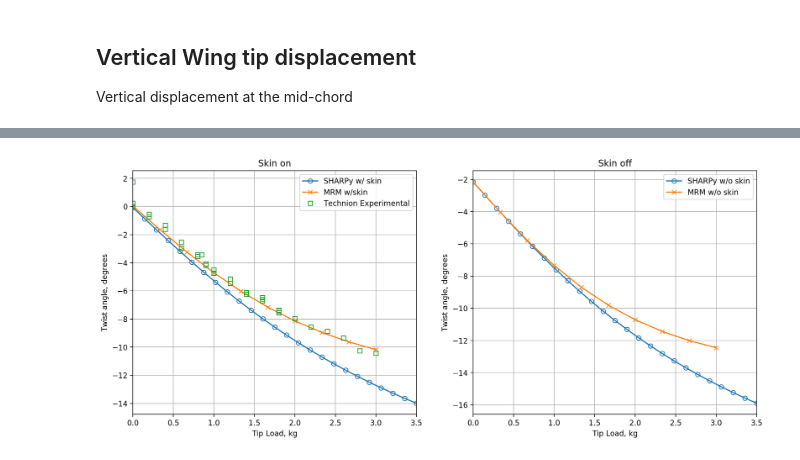
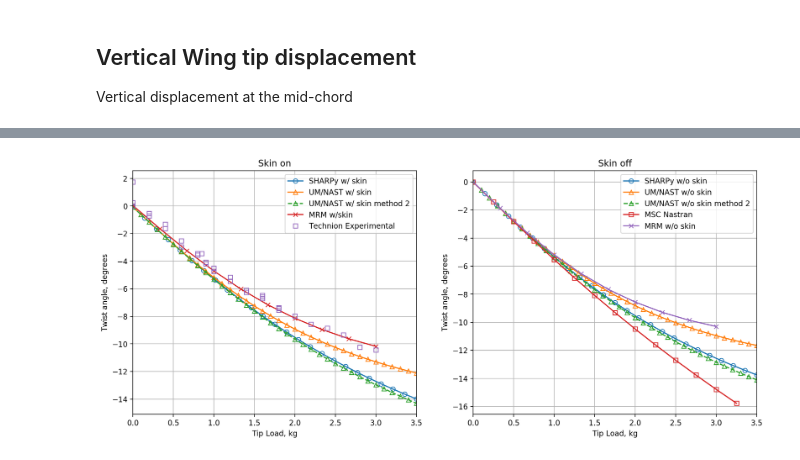
Before and after one commit to ngoiz/pazy-aepw3-results, a Jupyter notebook: 02_Torsion/02_TorsionResults.ipynb, the cells around one changed output, grey strips where cells are left out. Drawn from its saved outputs; the diff is of its cells as text; code cells hidden in the pictures.

Commit message:
Add University of Michigan's torsion results

```diff
--- a/02_Torsion/02_TorsionResults.ipynb
+++ b/02_Torsion/02_TorsionResults.ipynb
@@ -33,6 +36,21 @@ torsion_results['sharpy_wo_skin'] = {'file':'./torsion_SHARPy_wo_skin.txt',
                                      'marker': 'o',
                                      'ms': 6,
                                     'label': 'SHARPy w/o skin'}
+torsion_results['um_w_skin'] = {'file':'./torsion_UMNAST_w_skin.txt',
+                                    'skin': True,
+                                    'marker': '^',
+                                    'ms': 6,
+                                   'label':'UM/NAST w/ skin'}
+torsion_results['um_wo_skin'] = {'file':'./torsion_UMNAST_wo_skin.txt',
+                                     'skin': False,
+                                     'marker': '^',
+                                     'ms': 6,
+                                    'label': 'UM/NAST w/o skin'}
+torsion_results['nastran'] = {'file':'./torsion_UMNAST_parentFEM_wo_skin.txt',
+                                     'skin': False,
+                                     'marker': 's',
+                                     'ms': 6,
+                                    'label': 'MSC Nastran'}
 torsion_results['technion_mrm_w_skin'] = {'file':'./torsion_Technion_MRM_w_skin.txt',
                                           'skin': True,
                                           'marker': 'x',
@@ -89,24 +113,26 @@ The SHARPy twist angle has been computed by gathering the coordinates of the lea
 # %%
-torsion_results['sharpy_wo_skin']['data'][:, 2] += torsion_results['technion_mrm_wo_skin']['data'][0, 2]
+torsion_results['technion_mrm_wo_skin']['data'][:, 2] -= torsion_results['technion_mrm_wo_skin']['data'][0, 2]
 # %%
 fig, ax = plt.subplots(ncols=2, figsize=(15, 6))
 
-for case in torsion_results.values():
+for key, case in torsion_results.items():
     if case['skin']:
         a = ax[0]
     else:
         a = ax[1]
 
     a.plot(case['data'][:, 0], case['data'][:, 2], label=case['label'], marker=case['marker'], ms=case['ms'], mfc='none', ls=case.get('ls', '-'))
+    if 'um' in key:
+        a.plot(case['data'][:, 0], case['data'][:, 3], label=case['label'] + ' method 2', marker=case['marker'], ms=case['ms'], mfc='none', ls='--')
 
 for a in ax:
     a.legend()
     a.set_xlim(0, 3.5)
     a.set_xlabel('Tip Load, kg')
     a.set_ylabel('Twist angle, degrees')
     a.grid()
 
 ax[0].set_title('Skin on')
 ax[1].set_title('Skin off');
 # %% [output]
-[figure, old version]
+[figure, new version]
```
Also changed, not shown: parts of 3 cells of this notebook, 3 other files.
